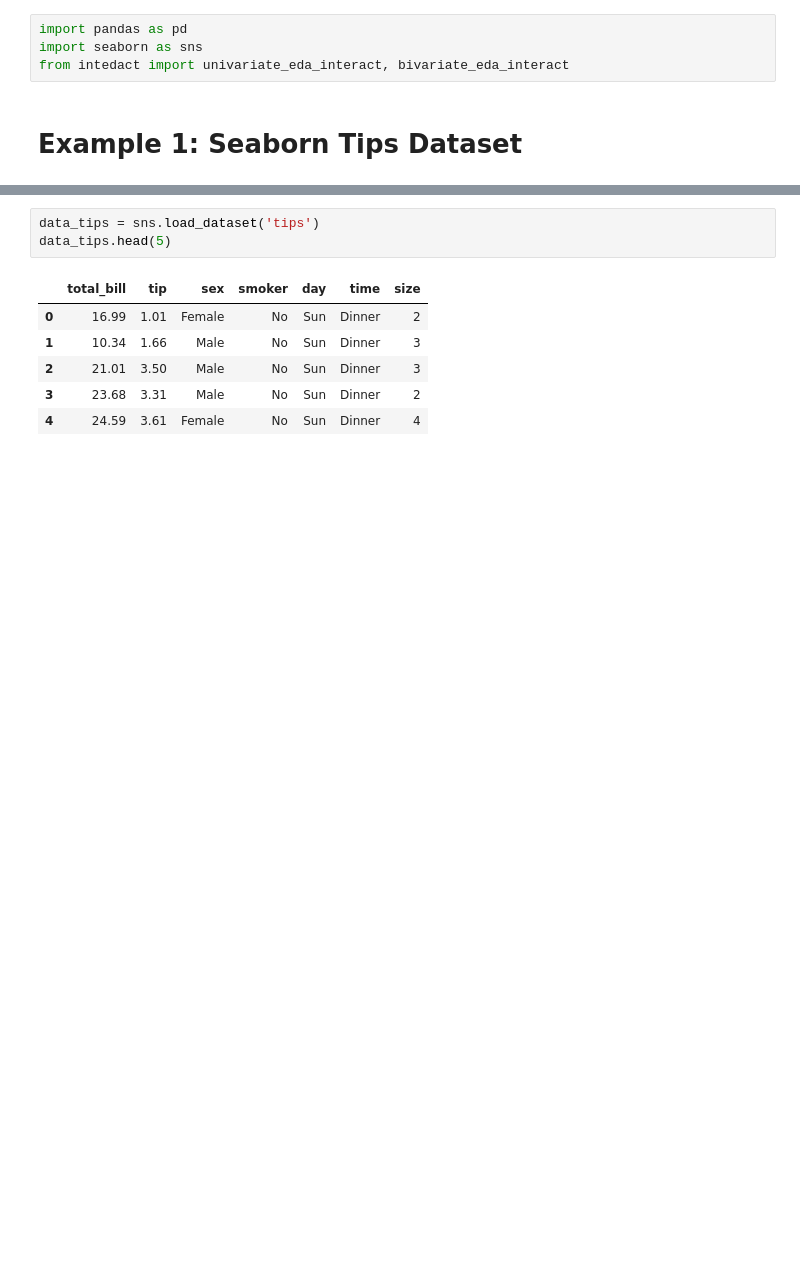
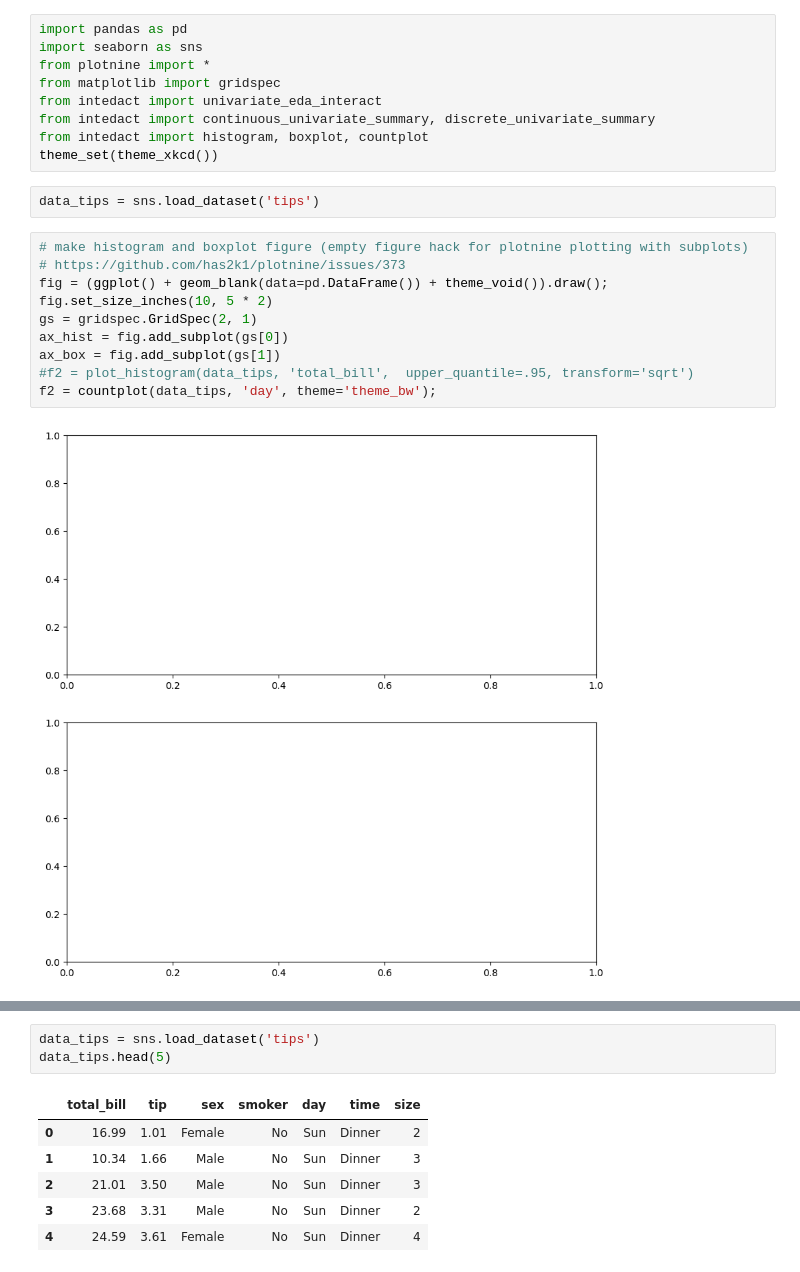
Before and after one commit to mattboggess/intedact, a Jupyter notebook: demo/demo.ipynb, the cells around one changed output, grey strips where cells are left out. Saved outputs shown, nothing was run; the diff lists cells and outputs as text; blank space fills up the shorter version.

```diff
--- a/demo/demo.ipynb
+++ b/demo/demo.ipynb
@@ -1,6 +1,23 @@
 # %%
 import pandas as pd
 import seaborn as sns
-from intedact import univariate_eda_interact, bivariate_eda_interact
+from plotnine import *
+from matplotlib import gridspec
+from intedact import univariate_eda_interact
+from intedact import continuous_univariate_summary, discrete_univariate_summary
+from intedact import histogram, boxplot, countplot
+theme_set(theme_xkcd())
-# %% [markdown]
-# Example 1: Seaborn Tips Dataset
+# %%
+data_tips = sns.load_dataset('tips')
+# %%
+# make histogram and boxplot figure (empty figure hack for plotnine plotting with subplots)
+# https://github.com/has2k1/plotnine/issues/373
+fig = (ggplot() + geom_blank(data=pd.DataFrame()) + theme_void()).draw();
+fig.set_size_inches(10, 5 * 2)
+gs = gridspec.GridSpec(2, 1)
+ax_hist = fig.add_subplot(gs[0])
+ax_box = fig.add_subplot(gs[1])
+#f2 = plot_histogram(data_tips, 'total_bill',  upper_quantile=.95, transform='sqrt')
+f2 = countplot(data_tips, 'day', theme='theme_bw');
+# %% [output]
+[figure, added]
```
Also changed, not shown: parts of 18 cells of this notebook, 32 other files.
